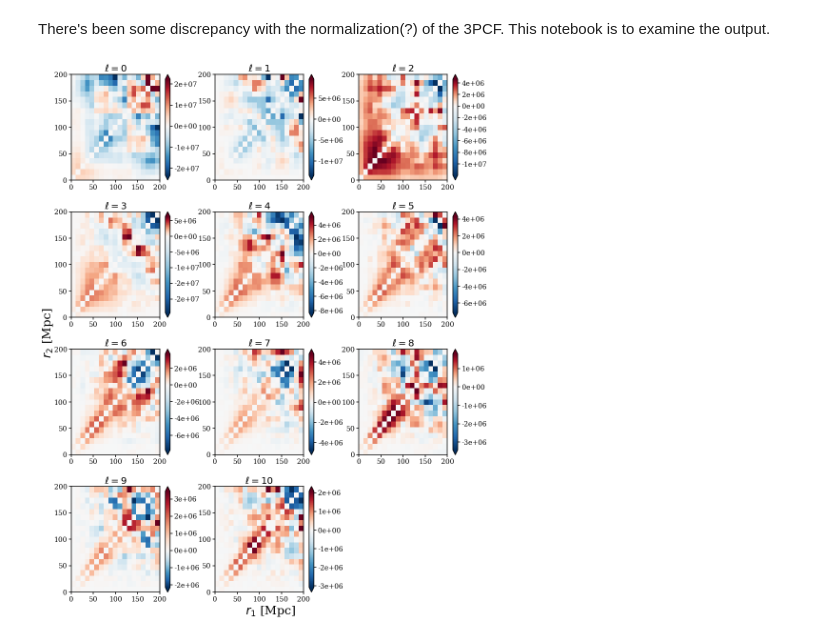
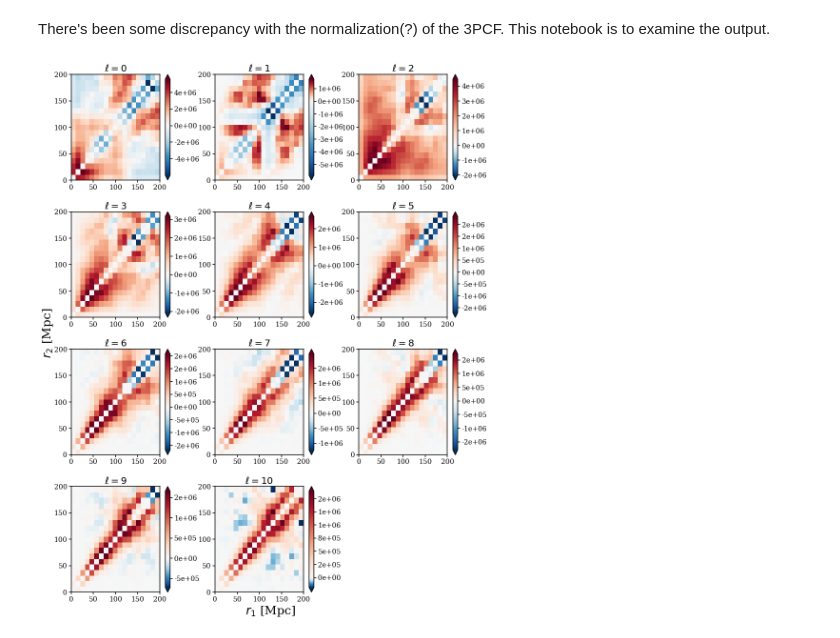
Before and after one commit to changhoonhahn/eMaNu, a Jupyter notebook: notebook/local_3pcf.ipynb, the cells around one changed output. Saved outputs shown, nothing was run; the diff lists cells and outputs as text; code cells hidden in the pictures.

```diff
--- a/notebook/local_3pcf.ipynb
+++ b/notebook/local_3pcf.ipynb
@@ -19,12 +19,6 @@ mpl.rcParams['ytick.major.size'] = 5
 mpl.rcParams['ytick.major.width'] = 1.5
 mpl.rcParams['legend.frameon'] = False
 %matplotlib inline
-# %%
-mneut = 0.0
-i = 1
-nzbin = 4
-zspace =False
-tpcf = Obvs.threePCF_halo(mneut, i, nzbin, zspace=zspace, nside=20, nbin=20)
 # %%
 import matplotlib.colors as colors
 # set the colormap and centre the colorbar
@@ -43,19 +37,40 @@ class MidpointNormalize(colors.Normalize):
         # simple example...
         x, y = [self.vmin, self.midpoint, self.vmax], [0, 0.5, 1]
         return np.ma.masked_array(np.interp(value, x, y), np.isnan(value))
+# %%
+def read3PCF(mneut, i, nzbin, zspace=False, nside=20, nbin=20):
+    tpcf_i = Obvs.threePCF_halo(mneut, i, nzbin, zspace=zspace, nside=nside, nbin=nbin)
+
+    for ell in range(11):
+        if ell == 0:
+            tpcf_mat = np.zeros((11, tpcf_i[0].shape[0], tpcf_i[0].shape[1]))
+            tpcf_mat[0] = tpcf_i[0]
+        else:
+            tpcf_mat[ell] = tpcf_i[ell]
+    return tpcf_mat
+# %%
+mneut = 0.0
+nzbin = 4
+zspace = False
+
+tpcfs = []
+for ireal in range(1,51):
+    tpcfs.append(read3PCF(mneut, ireal, nzbin, zspace=zspace, nside=20, nbin=20))
+tpcfs = np.array(tpcfs)
+mu_tpcfs = np.average(tpcfs, axis=0)
 # %%
 fig = plt.figure(figsize=(15,20))
 bkgd = fig.add_subplot(111, frameon=False)
 for ell in range(11):
     sub = fig.add_subplot(4,3,ell+1)
-    cont = sub.pcolormesh(np.linspace(0., 200., tpcf[0].shape[0]), np.linspace(0., 200., tpcf[0].shape[0]),
-                          tpcf[ell], cmap='RdBu_r', norm=MidpointNormalize(midpoint=0.)) #, cmap='afmhot')
+    cont = sub.pcolormesh(np.linspace(0., 200., mu_tpcfs[0][0].shape[0]), np.linspace(0., 200., mu_tpcfs[0][0].shape[0]),
+                          mu_tpcfs[ell], cmap='RdBu_r', norm=MidpointNormalize(midpoint=0.)) #, cmap='afmhot')
     plt.colorbar(cont, format='%.0e', extend='both')
     sub.set_title("$\ell="+str(ell)+"$", fontsize=20)
 
 bkgd.tick_params(labelcolor='none', top=False, bottom=False, left=False, right=False)
 bkgd.set_xlabel(r'$r_1$ [Mpc]', fontsize=25)
 bkgd.set_ylabel(r'$r_2$ [Mpc]', fontsize=25)
 fig.subplots_adjust(hspace=0.3, wspace=0.3)
 # %% [output]
-[figure, old version]
+[figure, new version]
```
Also changed, not shown: 1 other file.
